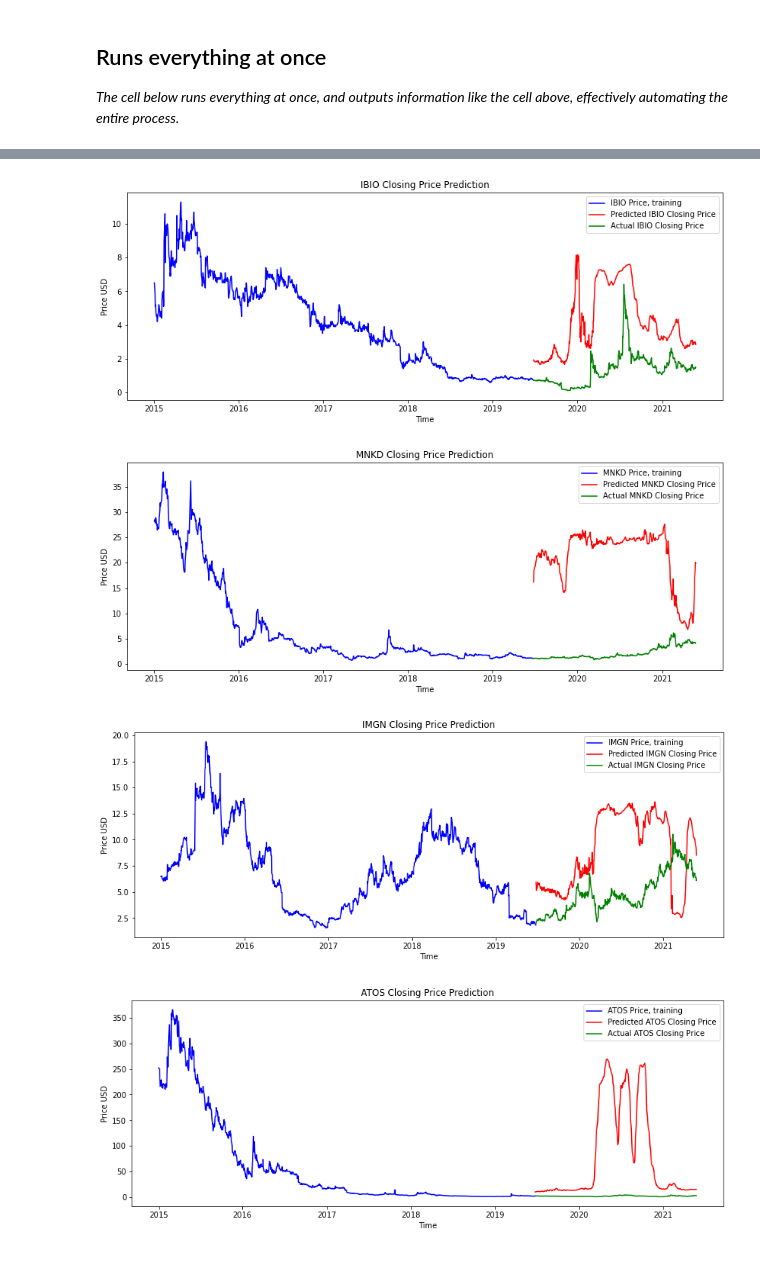
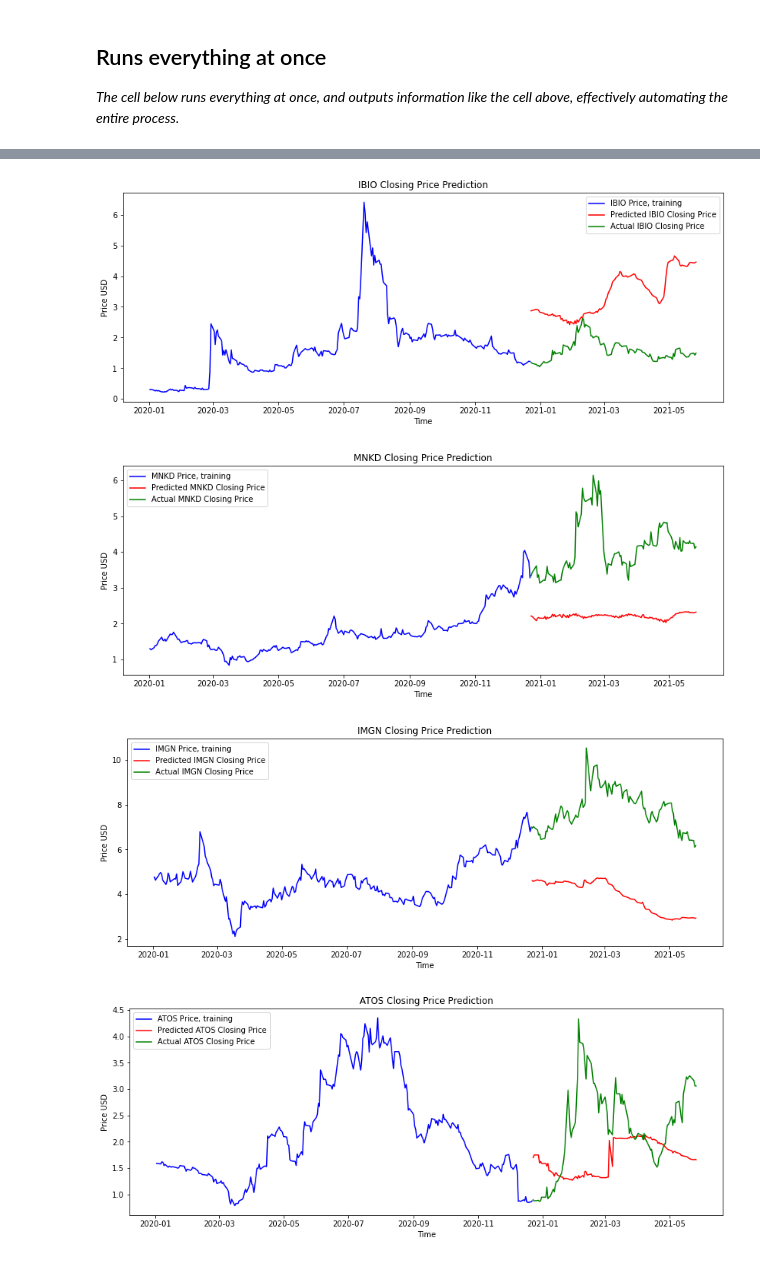
Before and after one commit to jmacdonald2010/stock-prediction, a Jupyter notebook: mlTests03_EOD.ipynb, the cells around one changed output, grey strips where cells are left out. Saved outputs shown, nothing was run; the diff lists cells and outputs as text; code cells hidden in the pictures.

Commit message:
new useful info in changelog, more settings tried

```diff
--- a/mlTests03_EOD.ipynb
+++ b/mlTests03_EOD.ipynb
@@ -352,3 +349,3 @@ INFO:tensorflow:Assets written to: model_06022021_100epochs01\assets
 # %%
 # load a model later
-regressor = tf.keras.models.load_model('model_20210602_212159')
+regressor = tf.keras.models.load_model('model_06022021_100epochs01')
@@ -652,11 +647,11 @@ import datetime
 import os
 from sklearn.metrics import mean_squared_error
 test_symbols = ["CTXR", "IBIO", "MNKD", "IMGN", "ATOS", "SPPI"]
-model_settings = {'epochs': 100, 'batch_size': 32, 'train_test_ratio': 0.7}
+model_settings = {'epochs': 100, 'batch_size': 32, 'train_test_ratio': 0.7, 'hidden_layers': 3, 'units': 100}
 
 # Choose what Symbol you would like to predict:
 symbol = 'CTXR'     # change to whatever symbol in your dataframe you'd like to attempt to predict.
-start_date = "2015-01-01"
+start_date = "2020-01-01"
 current_date = datetime.datetime.now().strftime("%Y-%m-%d")
 current_datetime = datetime.datetime.now().strftime("%Y%m%d_%H%M%S")
 model_settings['start_date'] = start_date
@@ -748,19 +743,19 @@ X_train = np.reshape(X_train, (X_train.shape[0], X_train.shape[1], -1))
 regressor = tf.keras.Sequential()
 
 # First layer, w/ dropout regularization
-regressor.add(tf.keras.layers.LSTM(units=20, return_sequences=True, input_shape=(X_train.shape[1], X_train.shape[2])))
+regressor.add(tf.keras.layers.LSTM(units=model_settings['units'], return_sequences=True, input_shape=(X_train.shape[1], X_train.shape[2])))
 regressor.add(tf.keras.layers.Dropout(0.2))
 
 # Second
-regressor.add(tf.keras.layers.LSTM(units=20, return_sequences=True))
+regressor.add(tf.keras.layers.LSTM(units=model_settings['units'], return_sequences=True))
 regressor.add(tf.keras.layers.Dropout(0.2))
 
 # Third
-regressor.add(tf.keras.layers.LSTM(units=20, return_sequences=True))
+regressor.add(tf.keras.layers.LSTM(units=model_settings['units'], return_sequences=True))
 regressor.add(tf.keras.layers.Dropout(0.5))
 
 # Fourth
-regressor.add(tf.keras.layers.LSTM(units=20))
+regressor.add(tf.keras.layers.LSTM(units=model_settings['units']))
 regressor.add(tf.keras.layers.Dropout(0.5))
 
 # Output layer
@@ -924,4 +919,4 @@ Shape of test data: (544, 256)
-[figure, old version]
+[figure, new version]
-[figure, old version]
+[figure, new version]
-[figure, old version]
+[figure, new version]
-[figure, old version]
+[figure, new version]
```
Also changed, not shown: parts of 4 cells of this notebook, 23 other files.
